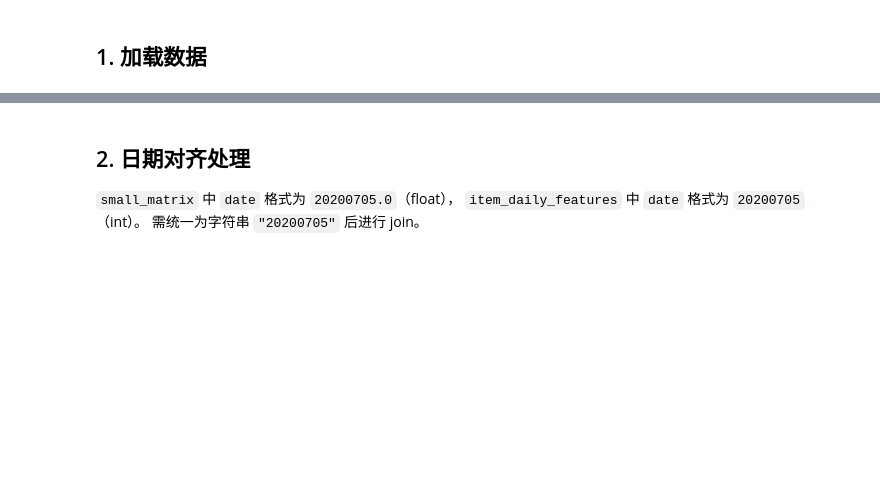
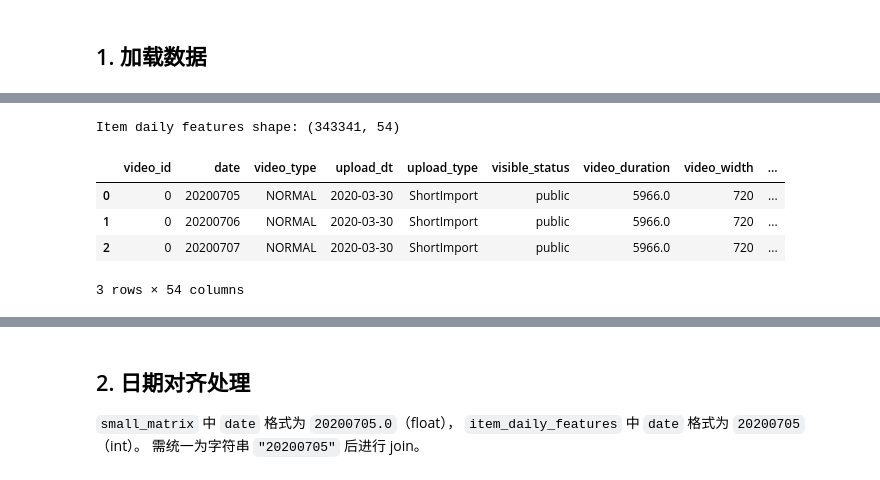
Before and after one commit to Ning-Guo/mb_interview, a Jupyter notebook: 02_feature_engineering.ipynb, the cells around one changed output, grey strips where cells are left out. Drawn from its saved outputs; the diff is of its cells as text; code cells hidden in the pictures; blank space fills up the shorter version.

```diff
--- a/02_feature_engineering.ipynb
+++ b/02_feature_engineering.ipynb
@@ -33,17 +47,45 @@ user_feat.head(3)
 # %%
-# 加载视频日统计特征（选取核心字段，避免维度爆炸）
+# 加载视频日统计特征（排除 ID/tag 类高基数列，其余全量保留）
 ITEM_COLS = [
-    'video_id', 'date', 'author_id', 'video_type', 'upload_dt', 'upload_type',
-    'video_duration', 'video_width', 'video_height', 'music_id',
-    'video_tag_id', 'video_tag_name',
-    'show_cnt', 'play_cnt', 'play_user_num',
-    'complete_play_cnt', 'valid_play_cnt',
-    'like_cnt', 'comment_cnt', 'follow_cnt', 'share_cnt', 'collect_cnt',
-    'play_progress'
+    'video_id', 'date',
+    # 视频基础属性
+    'video_type', 'upload_dt', 'upload_type', 'visible_status',
+    'video_duration', 'video_width', 'video_height',
+    # 曝光 & 播放
+    'show_cnt', 'show_user_num',
+    'play_cnt', 'play_user_num', 'play_duration',
+    'complete_play_cnt', 'complete_play_user_num',
+    'valid_play_cnt', 'valid_play_user_num',
+    'long_time_play_cnt', 'long_time_play_user_num',
+    'short_time_play_cnt', 'short_time_play_user_num',
+    'play_progress', 'comment_stay_duration',
+    # 点赞
+    'like_cnt', 'like_user_num', 'click_like_cnt', 'double_click_cnt',
+    'cancel_like_cnt', 'cancel_like_user_num',
+    # 评论
+    'comment_cnt', 'comment_user_num', 'direct_comment_cnt', 'reply_comment_cnt',
+    'delete_comment_cnt', 'delete_comment_user_num',
+    'comment_like_cnt', 'comment_like_user_num',
+    # 关注 & 分享 & 下载
+    'follow_cnt', 'follow_user_num', 'cancel_follow_cnt', 'cancel_follow_user_num',
+    'share_cnt', 'share_user_num',
+    'download_cnt', 'download_user_num',
+    # 举报 & 减少相似 & 收藏
+    'report_cnt', 'report_user_num',
+    'reduce_similar_cnt', 'reduce_similar_user_num',
+    'collect_cnt', 'collect_user_num',
+    'cancel_collect_cnt', 'cancel_collect_user_num',
 ]
 item_feat = pd.read_csv(f"{DATA_DIR}/item_daily_features.csv", usecols=ITEM_COLS)
 print(f"Item daily features shape: {item_feat.shape}")
 item_feat.head(3)
+# %% [output]
+Item daily features shape: (343341, 54)
+|  | video_id | date | video_type | upload_dt | upload_type | visible_status | video_duration | video_width | ... |
+| 0 | 0 | 20200705 | NORMAL | 2020-03-30 | ShortImport | public | 5966.0 | 720 | ... |
+| 1 | 0 | 20200706 | NORMAL | 2020-03-30 | ShortImport | public | 5966.0 | 720 | ... |
+| 2 | 0 | 20200707 | NORMAL | 2020-03-30 | ShortImport | public | 5966.0 | 720 | ... |
+3 rows × 54 columns
 # %%
 # 加载视频类别
 item_cat = pd.read_csv(f"{DATA_DIR}/item_categories.csv")
```
Also changed, not shown: parts of 18 cells of this notebook, 3 other files.
